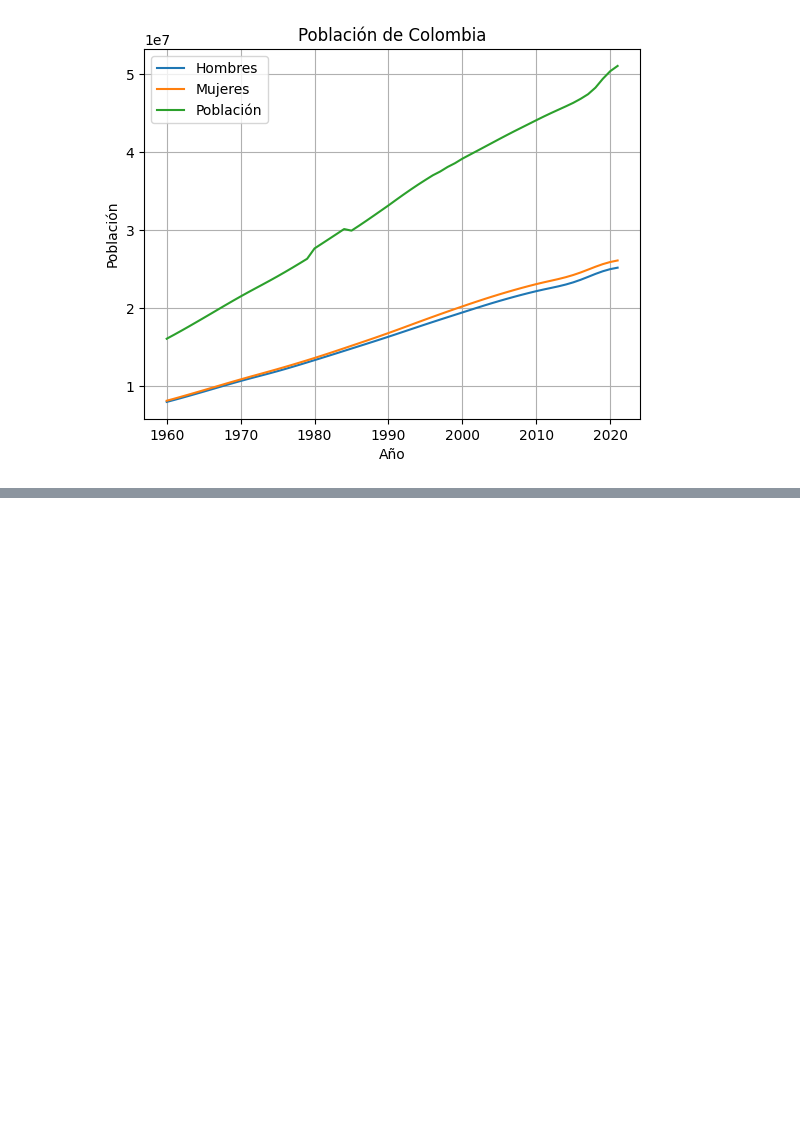
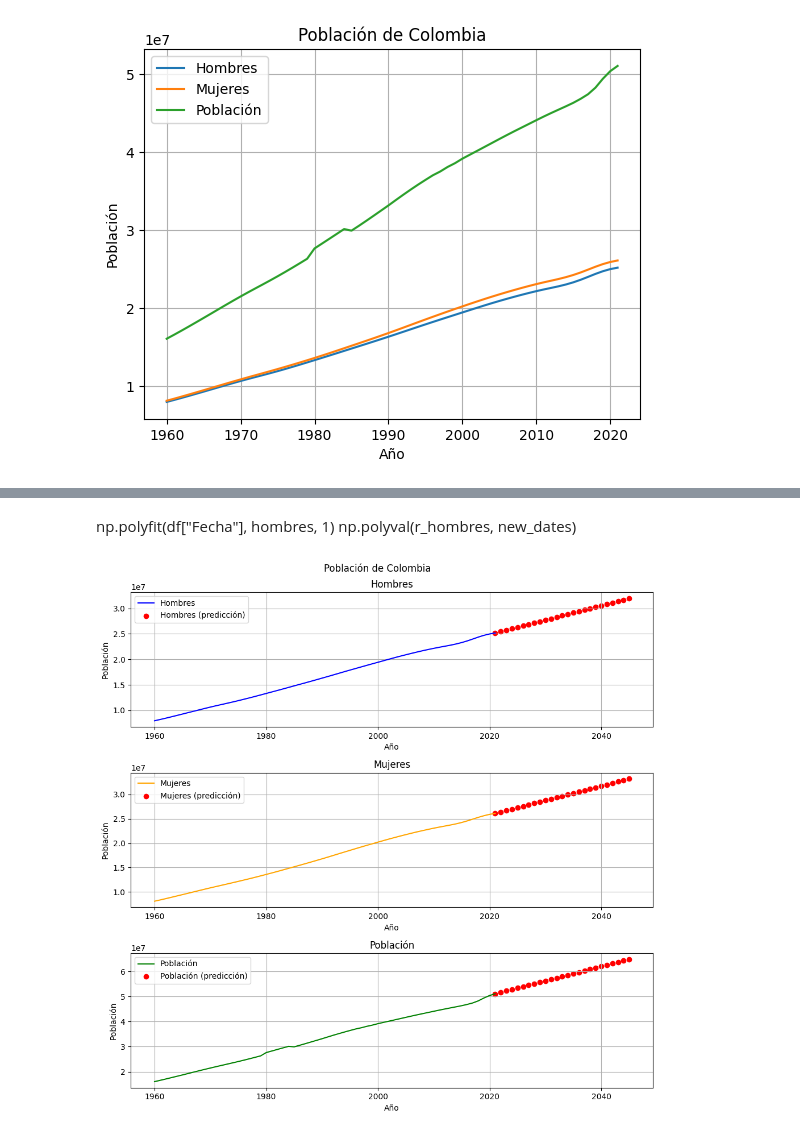
Before and after one commit to DanielSarmiento04/population-prediction, a Jupyter notebook: bonus.ipynb, the cells around one changed output, grey strips where cells are left out. Drawn from its saved outputs; the diff is of its cells as text; code cells hidden in the pictures; blank space fills up the shorter version.

Commit message:
add Colombia analyze data

```diff
--- a/bonus.ipynb
+++ b/bonus.ipynb
@@ -101,0 +60,7 @@ df.row(2)
+# %%
+new_dates = np.arange(2021, 2046)
+# %%
+hombres = df["Hombres"].to_numpy()
+mujeres = df["Mujeres"].to_numpy()
+poblacion = df["Población"].to_numpy()
+years = df["Fecha"].to_numpy()
@@ -101,0 +81,8 @@ df.row(2)
+# %%
+r_hombres = (hombres[-1] - hombres[0] ) / ( years[-1] - years[0])
+r_mujeres = (mujeres[-1] - mujeres[0] ) / ( years[-1] - years[0])
+r_poblacion = (poblacion[-1] - poblacion[0] ) / ( years[-1] - years[0])
+# %%
+new_hombres = hombres[0] + (r_hombres) * (new_dates - years[0])
+new_mujeres = mujeres[0] + (r_mujeres) * (new_dates - years[0])
+new_poblacion = poblacion[0] + (r_poblacion) * (new_dates - years[0])
@@ -101,0 +102,35 @@ df.row(2)
+# %% [markdown]
+np.polyfit(df["Fecha"], hombres, 1)
+np.polyval(r_hombres, new_dates)
+# %%
+fig, ax = plt.subplots(3, 1, figsize=(10, 10))
+
+fig.suptitle("Población de Colombia")
+ax[0].plot(years, hombres, label="Hombres", color="blue")
+ax[0].scatter(new_dates, new_hombres, label="Hombres (predicción)", color="red")
+ax[0].set_title("Hombres")
+ax[0].set_xlabel("Año")
+ax[0].set_ylabel("Población")
+ax[0].grid(True)
+ax[0].legend()
+
+ax[1].plot(years, mujeres, label="Mujeres", color = "orange")
+ax[1].scatter(new_dates, new_mujeres, label="Mujeres (predicción)", color = "red")
+ax[1].set_title("Mujeres")
+ax[1].set_xlabel("Año")
+ax[1].set_ylabel("Población")
+ax[1].grid(True)
+ax[1].legend()
+
+ax[2].plot(years, poblacion, label="Población", color="green")
+ax[2].scatter(new_dates, new_poblacion, label="Población (predicción)", color="red")
+ax[2].set_title("Población")
+ax[2].set_xlabel("Año")
+ax[2].set_ylabel("Población")
+ax[2].grid(True)
+ax[2].legend()
+
+fig.tight_layout()
+plt.show()
+# %% [output]
+[figure, added]
```
Also changed, not shown: parts of 19 cells of this notebook, 2 other files.
